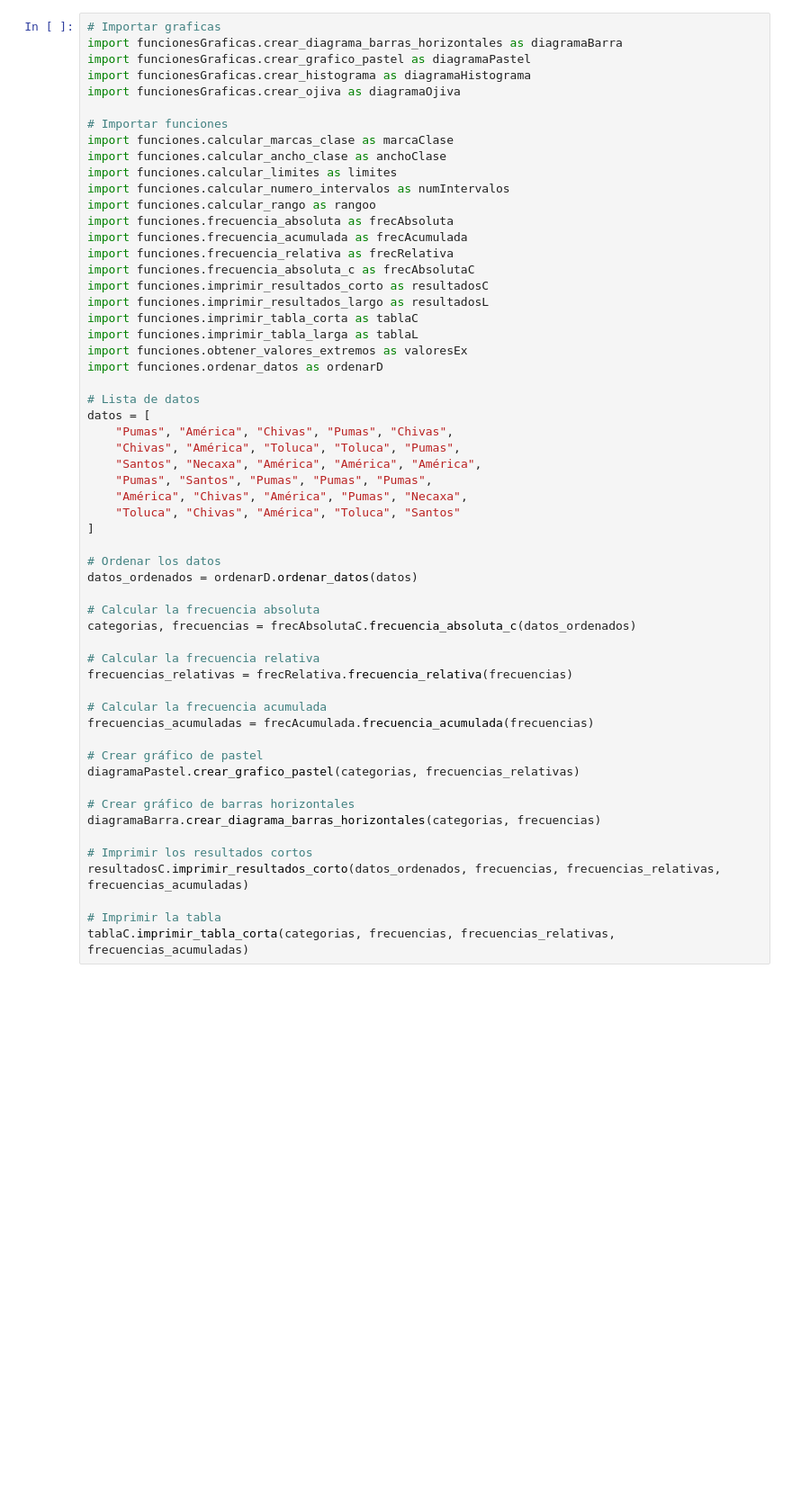
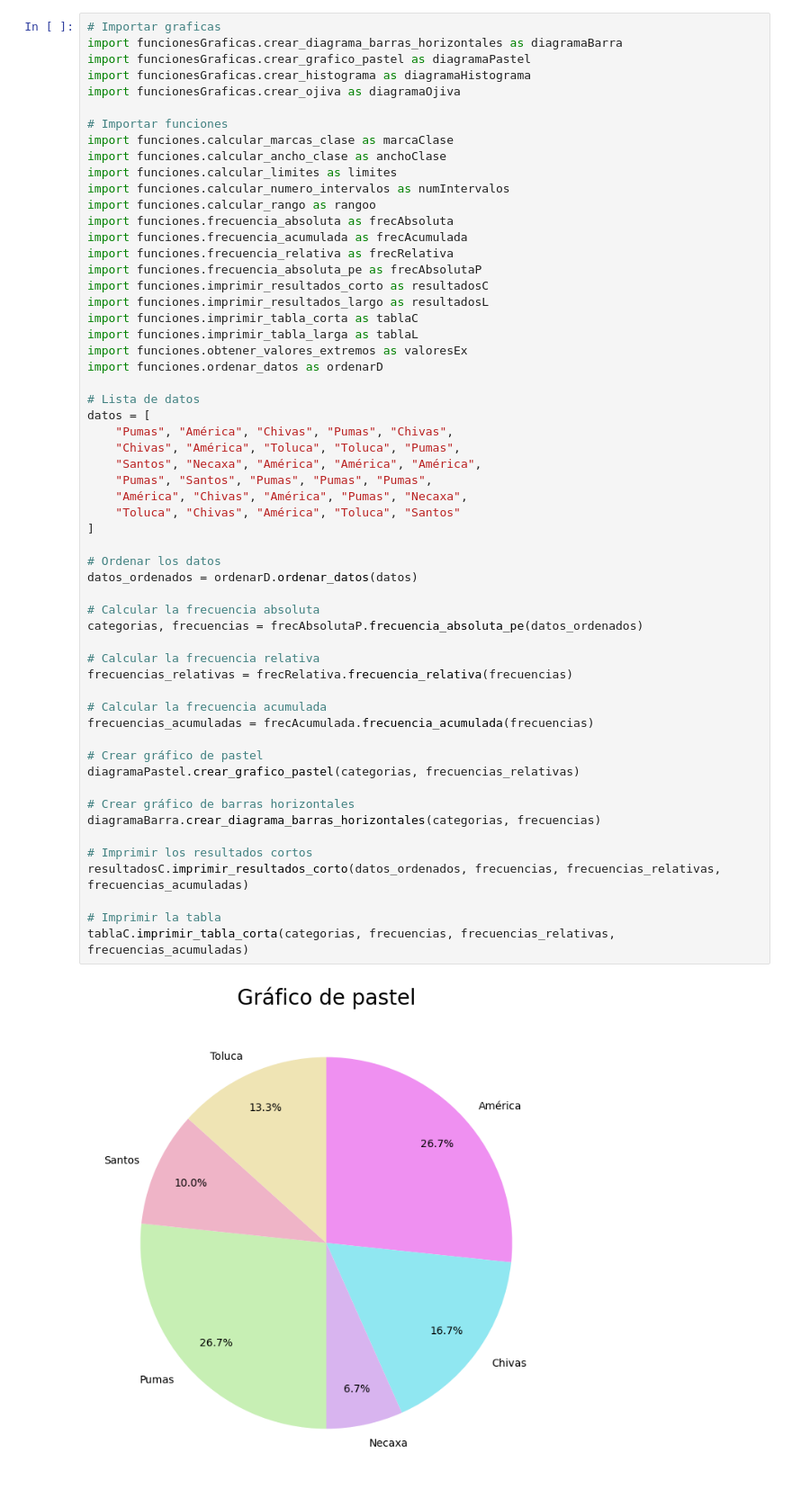
Before and after one commit to CarolMeraIbarra/PruebaExamVer1, a Jupyter notebook: Ejercicio7.ipynb, the cells around one changed output. Shown at 90% size. Saved outputs shown, nothing was run; the diff lists cells and outputs as text; blank space fills up the shorter version.

```diff
--- a/Ejercicio7.ipynb
+++ b/Ejercicio7.ipynb
@@ -14,7 +14,7 @@ import funciones.calcular_rango as rangoo
 import funciones.frecuencia_absoluta as frecAbsoluta
 import funciones.frecuencia_acumulada as frecAcumulada
 import funciones.frecuencia_relativa as frecRelativa
-import funciones.frecuencia_absoluta_c as frecAbsolutaC
+import funciones.frecuencia_absoluta_pe as frecAbsolutaP
 import funciones.imprimir_resultados_corto as resultadosC
 import funciones.imprimir_resultados_largo as resultadosL
 import funciones.imprimir_tabla_corta as tablaC
@@ -28,31 +28,32 @@ datos = [
     "Chivas", "América", "Toluca", "Toluca", "Pumas",
     "Santos", "Necaxa", "América", "América", "América",
     "Pumas", "Santos", "Pumas", "Pumas", "Pumas",
     "América", "Chivas", "América", "Pumas", "Necaxa",
     "Toluca", "Chivas", "América", "Toluca", "Santos"
 ]
 
 # Ordenar los datos
 datos_ordenados = ordenarD.ordenar_datos(datos)
 
 # Calcular la frecuencia absoluta
-categorias, frecuencias = frecAbsolutaC.frecuencia_absoluta_c(datos_ordenados)
+categorias, frecuencias = frecAbsolutaP.frecuencia_absoluta_pe(datos_ordenados)
 
 # Calcular la frecuencia relativa
 frecuencias_relativas = frecRelativa.frecuencia_relativa(frecuencias)
 
 # Calcular la frecuencia acumulada
 frecuencias_acumuladas = frecAcumulada.frecuencia_acumulada(frecuencias)
 
 # Crear gráfico de pastel
 diagramaPastel.crear_grafico_pastel(categorias, frecuencias_relativas)
 
 # Crear gráfico de barras horizontales
 diagramaBarra.crear_diagrama_barras_horizontales(categorias, frecuencias)
 
 # Imprimir los resultados cortos
 resultadosC.imprimir_resultados_corto(datos_ordenados, frecuencias, frecuencias_relativas, frecuencias_acumuladas)
 
 # Imprimir la tabla
 tablaC.imprimir_tabla_corta(categorias, frecuencias, frecuencias_relativas, frecuencias_acumuladas)
 # %% [output]
+[figure, added]
```
Also changed, not shown: parts of 1 cell of this notebook, 1 other file.
